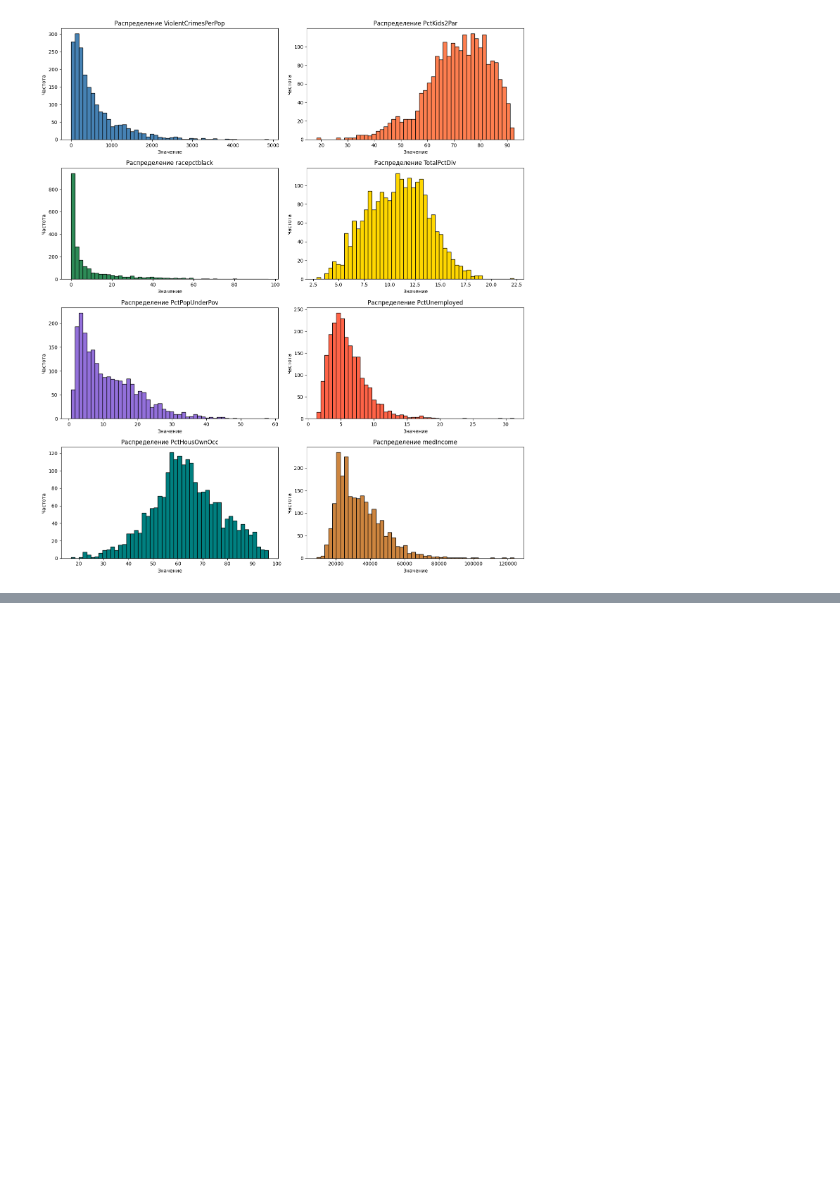
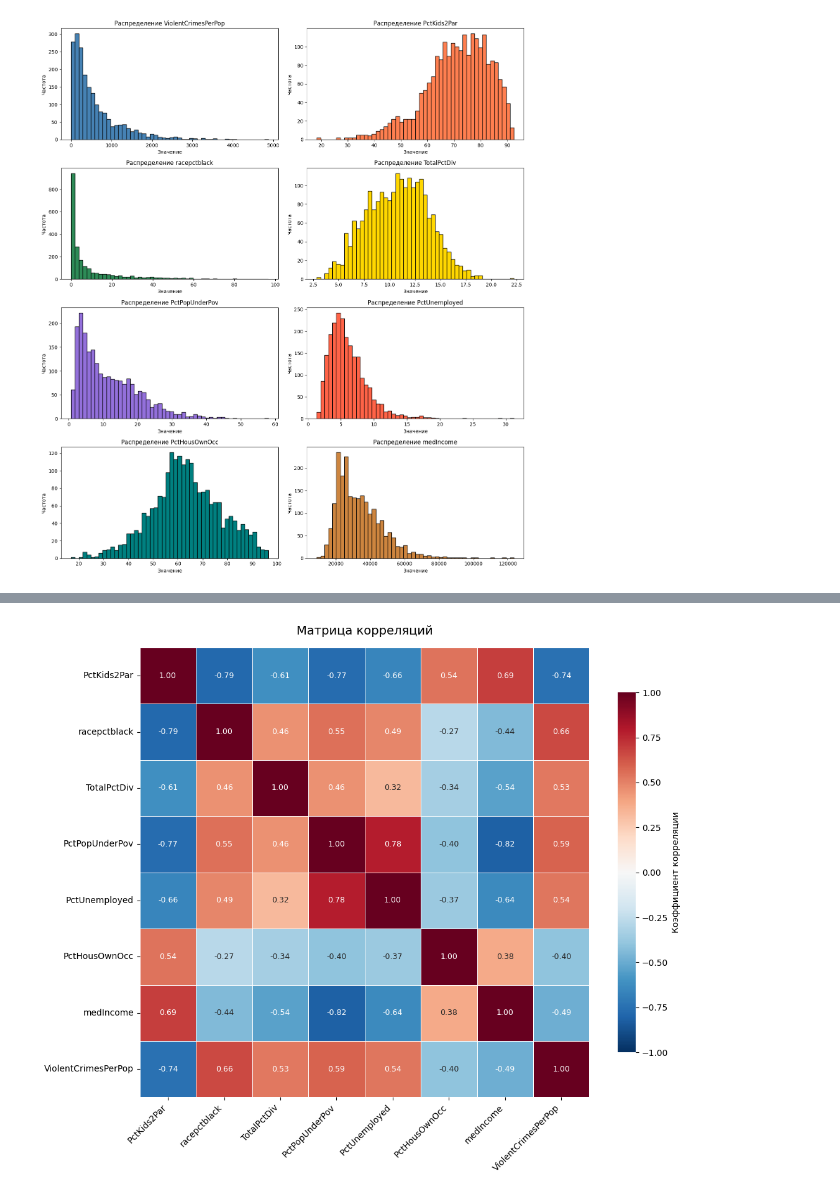
Before and after one commit to egorabs323/Artificial-intelligence-systems-and-machine-learning, a Jupyter notebook: sample.ipynb, the cells around one changed output, grey strips where cells are left out. Drawn from its saved outputs; the diff is of its cells as text; code cells hidden in the pictures; blank space fills up the shorter version.

```diff
--- a/sample.ipynb
+++ b/sample.ipynb
@@ -104,0 +159,79 @@ Name: ViolentCrimesPerPop, dtype: float64
+# %%
+import pandas as pd
+import numpy as np
+import matplotlib.pyplot as plt
+import seaborn as sns
+from sklearn.linear_model import LinearRegression
+
+print("\nКОРРЕЛЯЦИЯ И МУЛЬТИКОЛЛИНЕАРНОСТЬ")
+
+# Смотрим, какие признаки сильнее всего связаны с целевой переменной
+correlations = X_clean.corrwith(y_clean).abs().sort_values(ascending=False)
+
+print("\nТоп признаков по корреляции с целевой:")
+print(correlations.head(15))
+
+selected_features = [
+    'PctKids2Par',
+    'racepctblack',
+    'TotalPctDiv',
+    'PctPopUnderPov',
+    'PctUnemployed',
+    'PctHousOwnOcc',
+    'medIncome'
+]
+
+X_selected = X_clean[selected_features]
+y_selected = y_clean
+
+print(f"\nВыбрано {len(selected_features)} признаков:")
+for f in selected_features:
+    print(f"   {f}: {X_selected[f].corr(y_selected):+.4f}")
+
+corr_matrix = pd.concat([X_selected, y_selected], axis=1).corr()
+
+plt.figure(figsize=(11, 9))
+sns.heatmap(
+    corr_matrix,
+    annot=True,
+    fmt=".2f",
+    cmap='RdBu_r',
+    center=0,
+    vmin=-1, vmax=1,
+    square=True,
+    linewidths=0.5,
+    linecolor='white',
+    cbar_kws={'shrink': 0.8, 'label': 'Коэффициент корреляции'},
+    annot_kws={'size': 9}
+)
+plt.title('Матрица корреляций', fontsize=14, pad=15)
+plt.xticks(rotation=45, ha='right')
+plt.yticks(rotation=0)
+plt.tight_layout()
+plt.show()
+
+def calculate_vif(X):
+    vif_data = pd.DataFrame()
+    vif_data["Признак"] = X.columns
+    vif_values = []
+    for col in X.columns:
+        y_i = X[col]
+        X_i = X.drop(columns=[col])
+        model = LinearRegression().fit(X_i, y_i)
+        r_sq = model.score(X_i, y_i)
+        vif = 1 / (1 - r_sq) if r_sq < 1 else np.inf
+        vif_values.append(vif)
+    vif_data["VIF"] = vif_values
+    return vif_data
+
+
+vif_result = calculate_vif(X_selected)
+print("\nVIF (если < 10 — мультиколлинеарности нет):")
+print(vif_result.to_string(index=False))
+
+max_vif = vif_result['VIF'].max()
+if max_vif < 10:
+    print(f"\nМультиколлинеарности нет (max VIF = {max_vif:.2f})")
+else:
+    print(f"\nЕсть мультиколлинеарность (max VIF = {max_vif:.2f})")
+# %% [output]
@@ -104,0 +255 @@ Name: ViolentCrimesPerPop, dtype: float64
+[figure, added]
```
Also changed, not shown: parts of 2 cells of this notebook.
